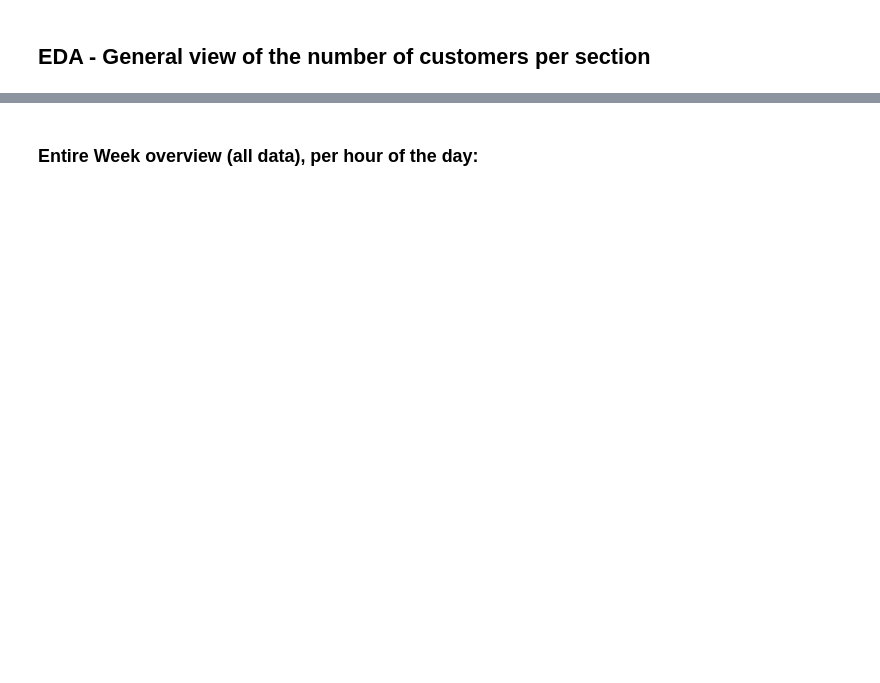
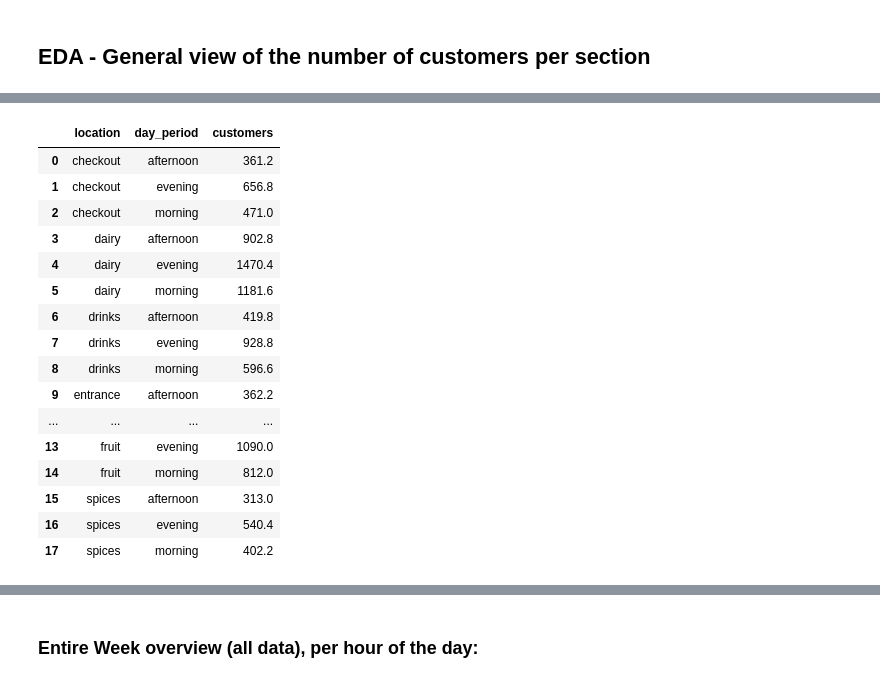
Before and after one commit to mahernadar/Mado, a Jupyter notebook: notebooks/supermarket_eda.ipynb, the cells around one changed output, grey strips where cells are left out. Saved outputs shown, nothing was run; the diff lists cells and outputs as text; code cells hidden in the pictures; blank space fills up the shorter version.

```diff
--- a/notebooks/supermarket_eda.ipynb
+++ b/notebooks/supermarket_eda.ipynb
@@ -114,11 +162,37 @@ df_all_days.to_csv(path, index=False)
 # %%
-week_overview_per_section_per_period = (
-    df_all_days.groupby(["to_location", "day_period"])
+week_overview_per_section_per_period_per_dow = (
+    df_all_days.groupby(["location", "dow", "day_period"])
     .timestamp.count()
     .reset_index()
     .rename(columns={"timestamp": "customers"})
 )
+week_overview_per_section_per_period = (
+    week_overview_per_section_per_period_per_dow.groupby(
+        ["location", "day_period"]
+    )
+    .customers.mean()
+    .reset_index()
+)
+
 week_overview_per_section_per_period
+# %% [output]
+|  | location | day_period | customers |
+| 0 | checkout | afternoon | 361.2 |
+| 1 | checkout | evening | 656.8 |
+| 2 | checkout | morning | 471.0 |
+| 3 | dairy | afternoon | 902.8 |
+| 4 | dairy | evening | 1470.4 |
+| 5 | dairy | morning | 1181.6 |
+| 6 | drinks | afternoon | 419.8 |
+| 7 | drinks | evening | 928.8 |
+| 8 | drinks | morning | 596.6 |
+| 9 | entrance | afternoon | 362.2 |
+| ... | ... | ... | ... |
+| 13 | fruit | evening | 1090.0 |
+| 14 | fruit | morning | 812.0 |
+| 15 | spices | afternoon | 313.0 |
+| 16 | spices | evening | 540.4 |
+| 17 | spices | morning | 402.2 |
 # %%
 week_overview_per_section_per_period.query(
     " day_period == 'afternoon' "
```
Also changed, not shown: parts of 21 cells of this notebook, 2 other files.
